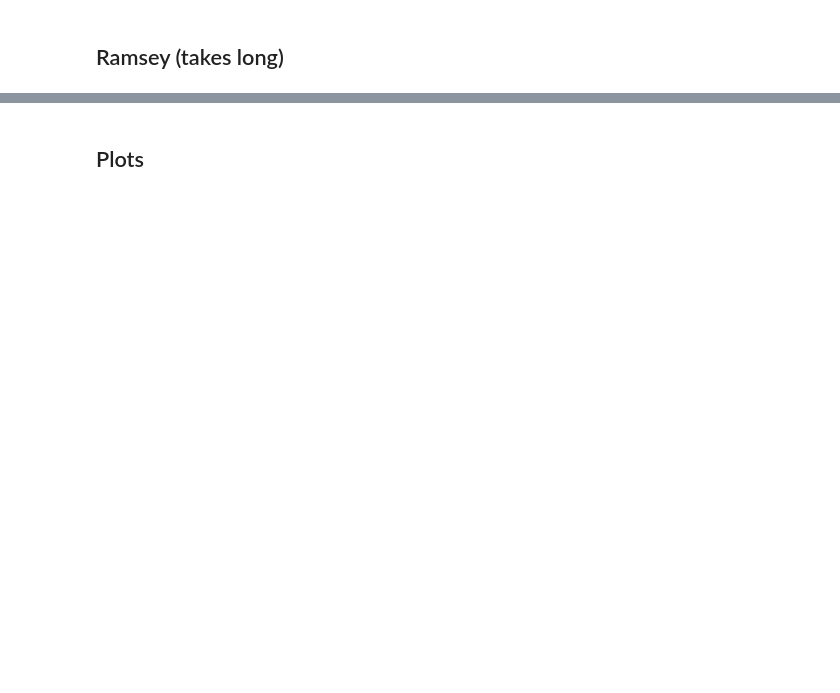
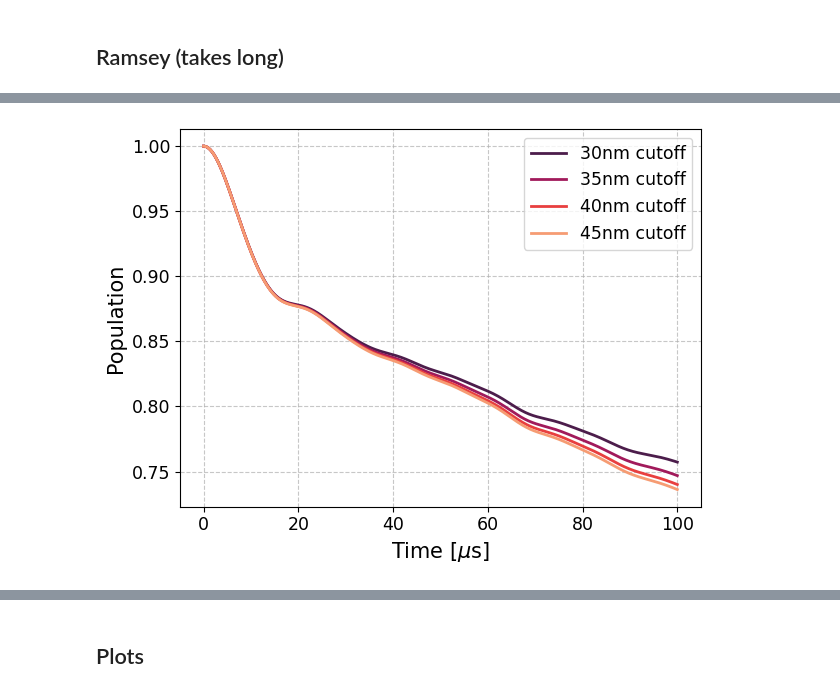
Before and after one commit to dehe1011/NVcenter, a Jupyter notebook: development/ErrorMitigation.ipynb, the cells around one changed output, grey strips where cells are left out. Cells and saved outputs as stored; diff of their text form; code cells hidden in the pictures; blank space fills up the shorter version.

```diff
--- a/development/ErrorMitigation.ipynb
+++ b/development/ErrorMitigation.ipynb
@@ -244,0 +258,42 @@ plt.show()
+# %%
+import seaborn as sns
+
+colors = sns.color_palette('rocket', n_colors=4)
+
+fig, ax = plt.subplots()
+
+save_directory = os.path.join(os.getcwd(), "export", "delete_4")
+save_filename = os.path.join('full_bath_0nT')
+save_loc = os.path.join(save_directory, save_filename)
+miri_list = np.load(save_loc + ".npy")
+
+ax.plot(t_list * 1e6, miri_list[0,0], color=colors[0], label='30nm cutoff')
+
+save_directory = os.path.join(os.getcwd(), "export", "delete_3")
+save_filename = os.path.join('full_bath_0nT')
+save_loc = os.path.join(save_directory, save_filename)
+miri_list = np.load(save_loc + ".npy")
+
+ax.plot(t_list * 1e6, miri_list[0,0], color=colors[1], label='35nm cutoff')
+
+save_directory = os.path.join(os.getcwd(), "export", "delete_2")
+save_filename = os.path.join('full_bath_0nT')
+save_loc = os.path.join(save_directory, save_filename)
+miri_list = np.load(save_loc + ".npy")
+
+ax.plot(t_list * 1e6, miri_list[0,0], color=colors[2], label='40nm cutoff')
+
+save_directory = os.path.join(os.getcwd(), "export", "delete_1")
+save_filename = os.path.join('full_bath_0nT')
+save_loc = os.path.join(save_directory, save_filename)
+miri_list = np.load(save_loc + ".npy")
+
+ax.plot(t_list * 1e6, miri_list[0,0], color=colors[3], label='45nm cutoff')
+
+ax.legend()
+ax.set_ylabel('Population')
+ax.set_xlabel(r'Time [$\mu$s]' )
+# ax.set_ylim(0,1.02)
+plt.show()
+# %% [output]
+[figure, added]
```
Also changed, not shown: parts of 13 cells of this notebook, 7 other files.
